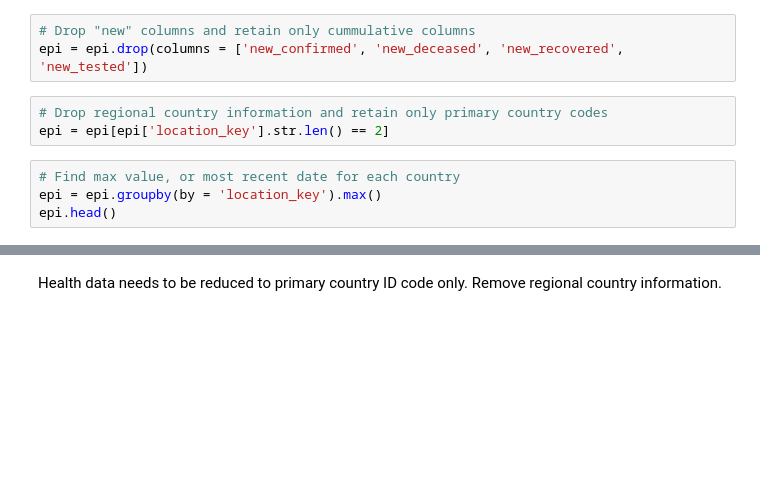
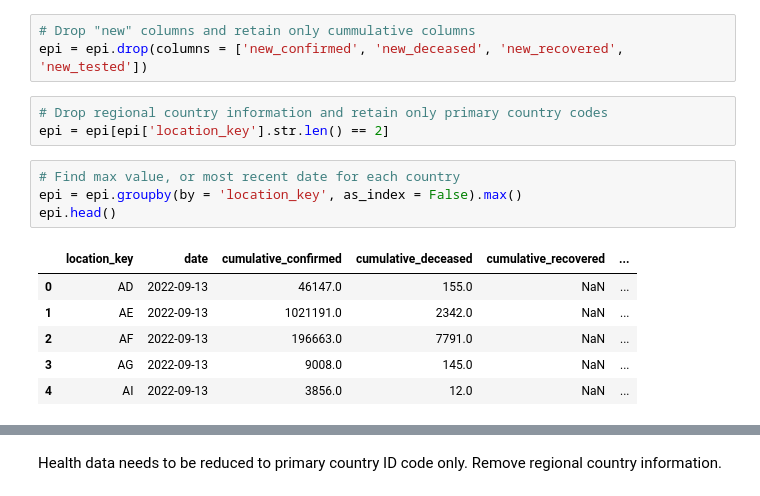
Before and after one commit to vickyvanderwagt/Covid-Economic-Database-and-Insights, a Jupyter notebook: COVID_Impacts.ipynb, the cells around one changed output, grey strips where cells are left out. Drawn from its saved outputs; the diff is of its cells as text; blank space fills up the shorter version.

```diff
--- a/COVID_Impacts.ipynb
+++ b/COVID_Impacts.ipynb
@@ -99,7 +165,14 @@ epi = epi.drop(columns = ['new_confirmed', 'new_deceased', 'new_recovered', 'new
 epi = epi[epi['location_key'].str.len() == 2]
 # %%
 # Find max value, or most recent date for each country
-epi = epi.groupby(by = 'location_key').max()
+epi = epi.groupby(by = 'location_key', as_index = False).max()
 epi.head()
+# %% [output]
+|  | location_key | date | cumulative_confirmed | cumulative_deceased | cumulative_recovered | ... |
+| 0 | AD | 2022-09-13 | 46147.0 | 155.0 | NaN | ... |
+| 1 | AE | 2022-09-13 | 1021191.0 | 2342.0 | NaN | ... |
+| 2 | AF | 2022-09-13 | 196663.0 | 7791.0 | NaN | ... |
+| 3 | AG | 2022-09-13 | 9008.0 | 145.0 | NaN | ... |
+| 4 | AI | 2022-09-13 | 3856.0 | 12.0 | NaN | ... |
 # %%
 epi.info()
```
Also changed, not shown: parts of 31 cells of this notebook.
